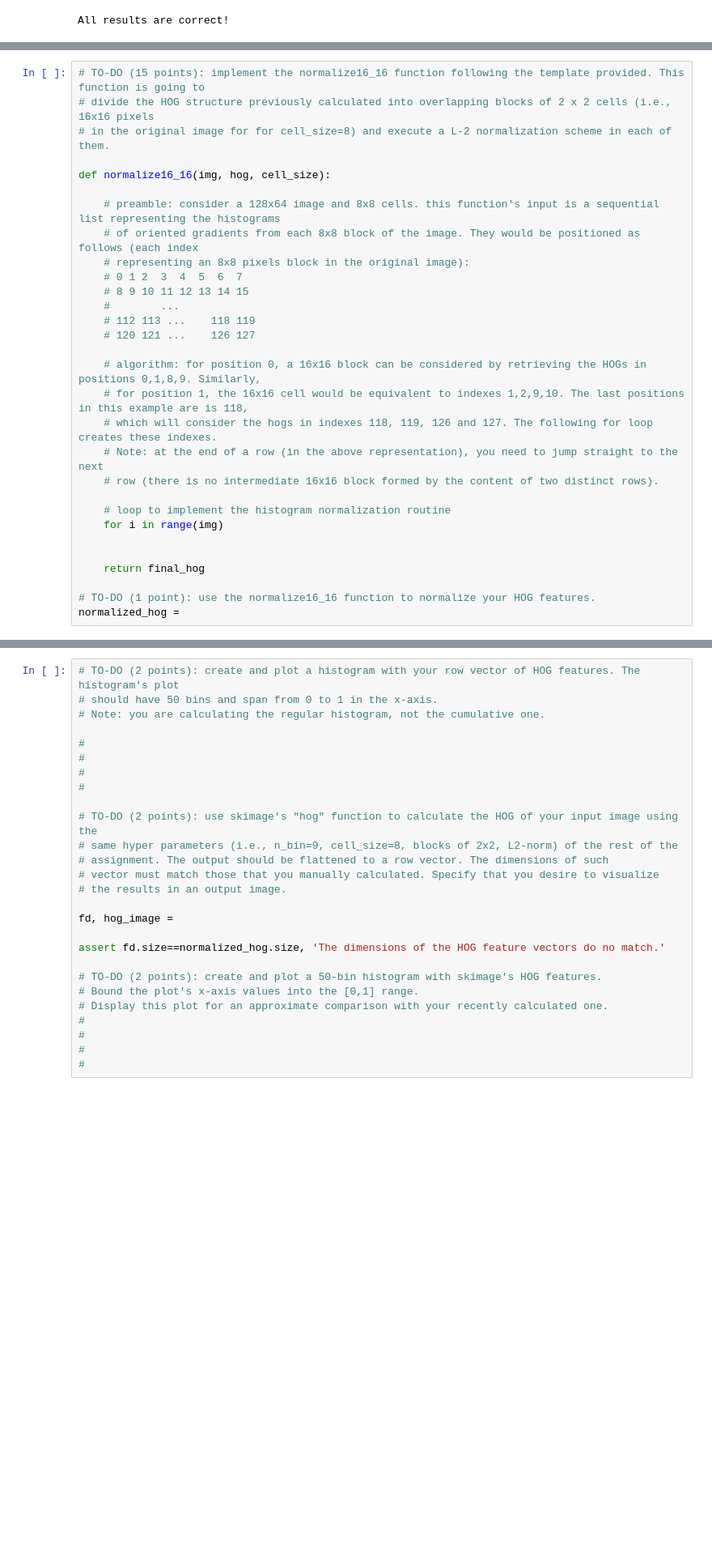
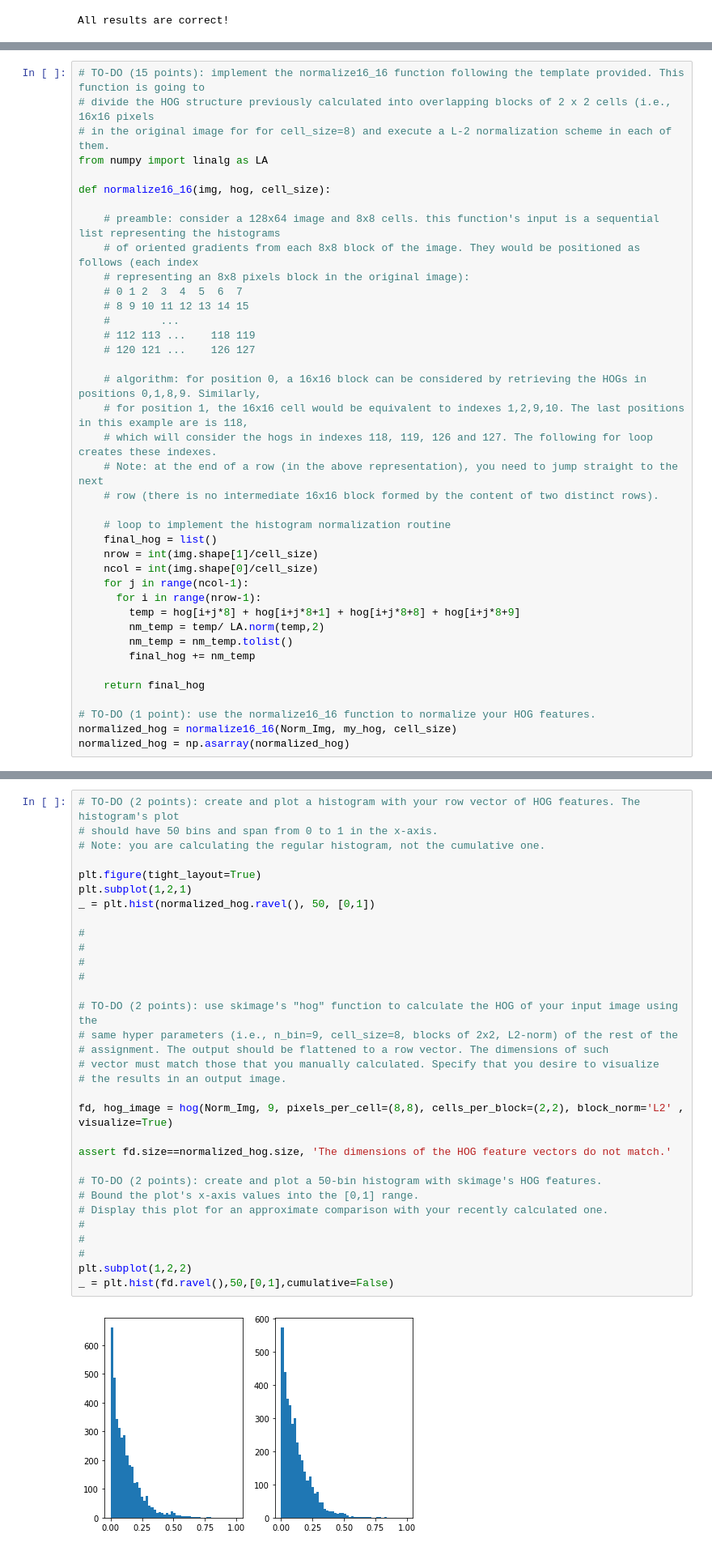
Before and after one commit to jamesrenxiangyu/ECE536, a Jupyter notebook: [A2]_ECE_471_536_Spring_2021.ipynb, the cells around one changed output, grey strips where cells are left out. Shown at 81% size. Saved outputs shown, nothing was run; the diff lists cells and outputs as text; blank space fills up the shorter version.

```diff
--- a/[A2]_ECE_471_536_Spring_2021.ipynb
+++ b/[A2]_ECE_471_536_Spring_2021.ipynb
@@ -393,6 +398,7 @@ $\|x\|_{2}=(\sum_{i=1}^{N}|x_i|^2)^{1/2}=\sqrt{x_1^2+x_2^2+...+x_N^2}$
 # TO-DO (15 points): implement the normalize16_16 function following the template provided. This function is going to
 # divide the HOG structure previously calculated into overlapping blocks of 2 x 2 cells (i.e., 16x16 pixels
 # in the original image for for cell_size=8) and execute a L-2 normalization scheme in each of them.
+from numpy import linalg as LA
 
 def normalize16_16(img, hog, cell_size):
 
@@ -412,43 +418,58 @@ def normalize16_16(img, hog, cell_size):
     # row (there is no intermediate 16x16 block formed by the content of two distinct rows).
 
     # loop to implement the histogram normalization routine
-    for i in range(img)
-
+    final_hog = list()
+    nrow = int(img.shape[1]/cell_size)
+    ncol = int(img.shape[0]/cell_size)
+    for j in range(ncol-1):
+      for i in range(nrow-1):
+        temp = hog[i+j*8] + hog[i+j*8+1] + hog[i+j*8+8] + hog[i+j*8+9]
+        nm_temp = temp/ LA.norm(temp,2)
+        nm_temp = nm_temp.tolist()
+        final_hog += nm_temp
 
     return final_hog
 
 # TO-DO (1 point): use the normalize16_16 function to normalize your HOG features.
-normalized_hog =
+normalized_hog = normalize16_16(Norm_Img, my_hog, cell_size)
+normalized_hog = np.asarray(normalized_hog)
 # %% [markdown]
 ### **2.4 HOG: Visualizing HOG features** (14 points)
 Your HOG features should be represented as a row vector (i.e., flattened matrix). Considering a 128 x 64 image, cells of 8 x 8 pixels, HOGs of 9 bins and blocks of 2 x 2 cells, such row vector must have dimensions 1 x 3780. One could create a function to overlay each block on top of its corresponding position in the image and represent the "n_bin" different directions with arrows of changing lengths (magnitudes). However, in a simplified approach, we are going to use the "scikit-image" image processing library to calculate HOG features, compare them with our mannually calculated ones and display them.
 # %%
 # TO-DO (2 points): create and plot a histogram with your row vector of HOG features. The histogram's plot
 # should have 50 bins and span from 0 to 1 in the x-axis.
 # Note: you are calculating the regular histogram, not the cumulative one.
+
+plt.figure(tight_layout=True)
+plt.subplot(1,2,1)
+_ = plt.hist(normalized_hog.ravel(), 50, [0,1])
 
 #
 #
 #
 #
 
 # TO-DO (2 points): use skimage's "hog" function to calculate the HOG of your input image using the
 # same hyper parameters (i.e., n_bin=9, cell_size=8, blocks of 2x2, L2-norm) of the rest of the
 # assignment. The output should be flattened to a row vector. The dimensions of such
 # vector must match those that you manually calculated. Specify that you desire to visualize
 # the results in an output image.
 
-fd, hog_image =
+fd, hog_image = hog(Norm_Img, 9, pixels_per_cell=(8,8), cells_per_block=(2,2), block_norm='L2' , visualize=True)
 
-assert fd.size==normalized_hog.size, 'The dimensions of the HOG feature vectors do no match.'
+assert fd.size==normalized_hog.size, 'The dimensions of the HOG feature vectors do not match.'
 
 # TO-DO (2 points): create and plot a 50-bin histogram with skimage's HOG features.
 # Bound the plot's x-axis values into the [0,1] range.
 # Display this plot for an approximate comparison with your recently calculated one.
 #
 #
 #
-#
+plt.subplot(1,2,2)
+_ = plt.hist(fd.ravel(),50,[0,1],cumulative=False)
+# %% [output]
+[figure, added]
 # %% [markdown]
 **Similarity calculation**. In order to guarantee that visualizing scikit-images' HOG features represents well your mannualy calculated HOG features, you are now asked to compare the level of similarity between these two row of features. We will use cosine similarity to accomplish that.
 
```
Also changed, not shown: parts of 10 cells of this notebook.
